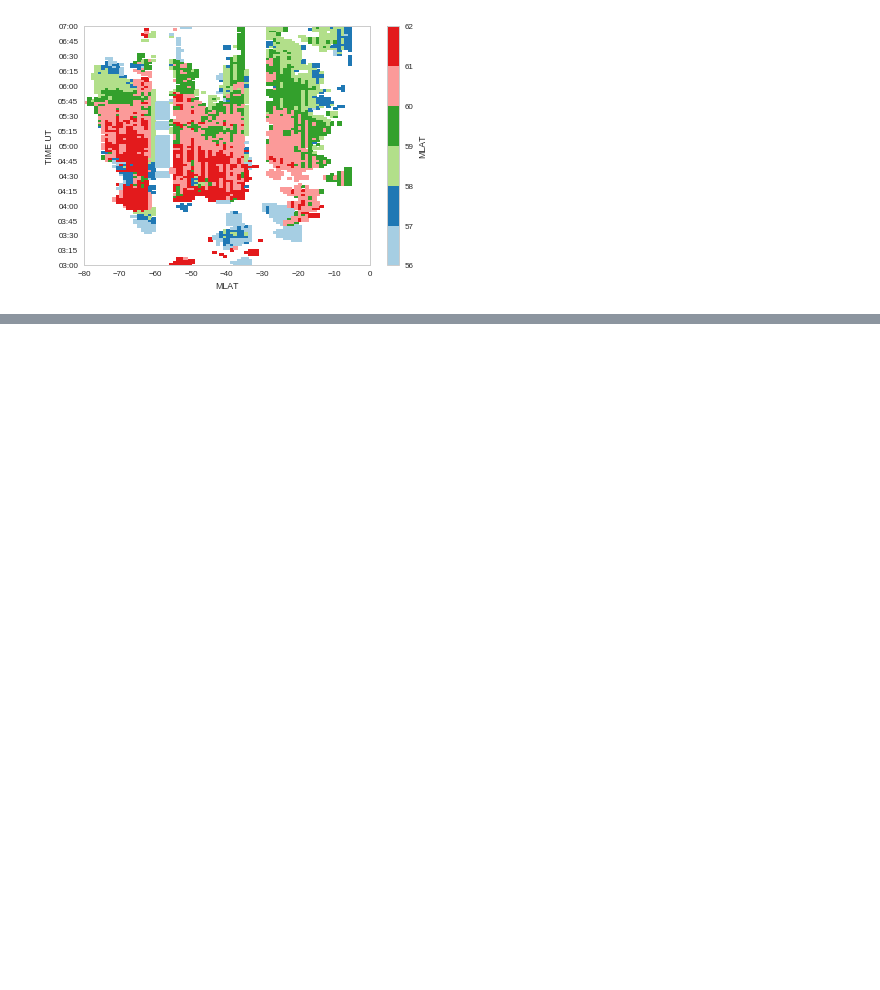
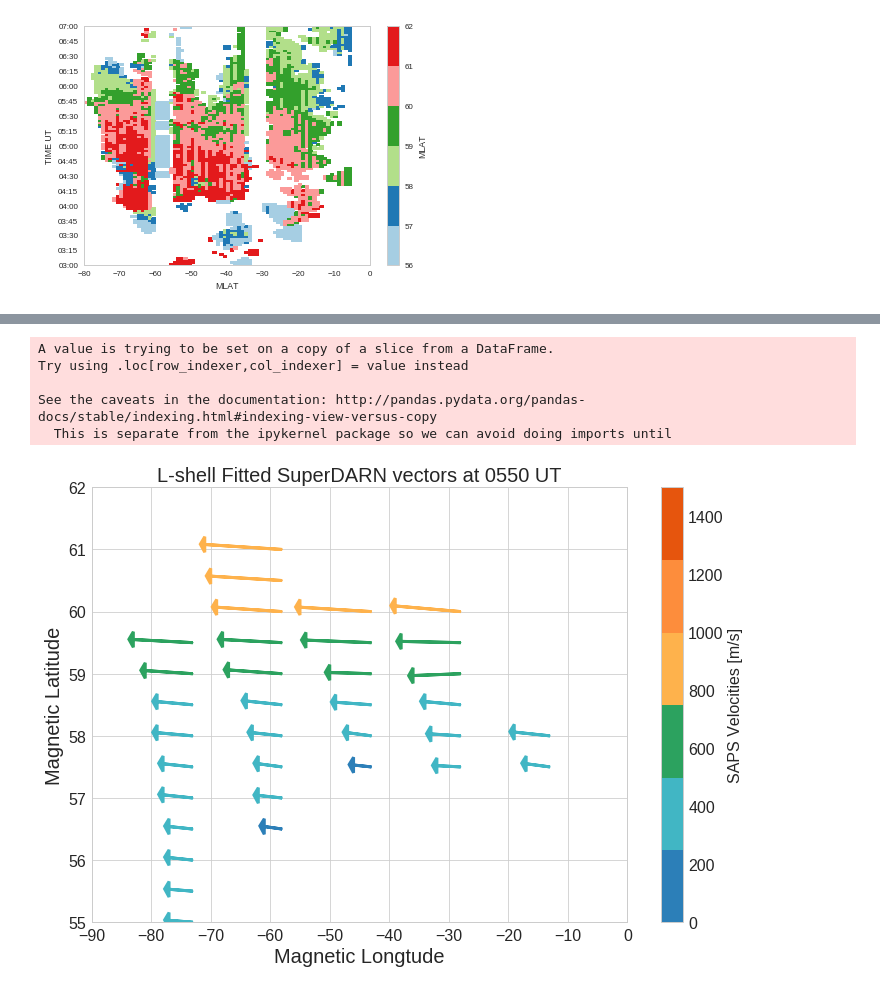
Before and after one commit to bharatreddy/steve, a Jupyter notebook: ipy/sd_vels.ipynb, the cells around one changed output, grey strips where cells are left out. Saved outputs shown, nothing was run; the diff lists cells and outputs as text; code cells hidden in the pictures; blank space fills up the shorter version.

Commit message:
lshell

```diff
--- a/ipy/sd_vels.ipynb
+++ b/ipy/sd_vels.ipynb
@@ -299,3 +314,8 @@ fig.savefig("../plots/sd-vel-lats-" +\
             ".pdf" ,bbox_inches='tight')
 # %% [output]
 [figure]
+# %%
+# read from the feather file
+lshellDF = feather.read_dataframe('../data/lshellFits-' +\
+                eventDate.strftime("%Y%m%d") + '.feather')
+lshellDF.head()
@@ -301,0 +329,10 @@ fig.savefig("../plots/sd-vel-lats-" +\
+# %%
+lshellDF["endPtmlat"] = numpy.round( (lshellDF["velSAPS"]/1000.) *\
+                                numpy.cos( numpy.deg2rad(-90-1*lshellDF["azimSAPS"]) ) +\
+                                lshellDF["mlat"], 2)
+lshellDF["endPtnormMlt"] = numpy.round( (lshellDF["velSAPS"]/1000.) *\
+                                numpy.sin( numpy.deg2rad(-90-1*lshellDF["azimSAPS"]) ) +\
+                                lshellDF["normMlt"], 2)
+lshellDF = lshellDF.apply( get_mlon_from_mlt, axis=1 )
+
+lshellDF.head()
@@ -301,0 +346,61 @@ fig.savefig("../plots/sd-vel-lats-" +\
+# %%
+selTime = datetime.datetime(2016,7,25,5,50)
+selSapsDF = lshellDF[ lshellDF["date"] == selTime ]
+selSapsDF["SAPS speed [m/s]"] = selSapsDF["velSAPS"]
+plotMLTends = selSapsDF['EndptMlon'].tolist()
+plotmlatends = selSapsDF['endPtmlat'].tolist()
+plotMLTbegins = selSapsDF['Mlon'].tolist()
+plotmlatbegins = selSapsDF['mlat'].tolist()
+plotVelMagns = selSapsDF['SAPS speed [m/s]'].tolist()
+
+
+# Seaborn styling# OrRd
+sns.set_style("whitegrid")
+sns.set_context("paper")
+f = plt.figure(figsize=(12, 8))
+ax = f.add_subplot(1,1,1)
+colors = [ "#2c7fb8", "#41b6c4", "#2ca25f", "#feb24c", "#fd8d3c", "#e6550d" ]
+seaMap = ListedColormap(sns.color_palette(colors))
+# lshlPlt = selSapsDF.plot( kind='scatter',
+#               x='Mlon',
+#               y='mlat',
+#               c='SAPS speed [m/s]',
+#               s=1., cmap=seaMap, vmin=velMagnScale[0],\
+#               vmax=velMagnScale[1], ax=ax,fontsize=20)
+lshellPlot = ax.scatter( x=selSapsDF["Mlon"], y=selSapsDF["mlat"],\
+                     c=selSapsDF["SAPS speed [m/s]"],cmap=seaMap,\
+                     vmin=velMagnScale[0],vmax=velMagnScale[1], s=1 )
+
+colNorm = Normalize( vmin=velMagnScale[0], vmax=velMagnScale[1] )
+for currMLTend, currmlatend, currMLTbgn, currmlatbgn, currVel in\
+        zip( plotMLTends, plotmlatends, plotMLTbegins, plotmlatbegins, plotVelMagns ) :
+        # get a appropriate color for each bar
+        currCol = seaMap( colNorm(currVel) )
+#         ax.plot( [currMLTbgn, currMLTend], [ currmlatbgn, currmlatend ], color=currCol )
+        ax.arrow( currMLTbgn, currmlatbgn, currMLTend-currMLTbgn, currmlatend-currmlatbgn,\
+                 head_width=0.25, head_length=0.75, fc=currCol, ec=currCol, lw=3.)
+
+ax.set_xlim( [-90,0] )
+ax.set_ylim( [ 55., 62. ] )
+ax.set_ylabel( "Magnetic Latitude", fontsize=20 )
+ax.set_xlabel( "Magnetic Longtude", fontsize=20 )
+ax.set_title("L-shell Fitted SuperDARN vectors at " +\
+             selTime.strftime("%H%M") + " UT", fontsize=20)
+
+ax.tick_params(labelsize=16)
+cb = plt.colorbar(lshellPlot, ax=ax, cmap=seaMap)
+cb.ax.tick_params(labelsize=16)
+cb.ax.set_ylabel('SAPS Velocities [m/s]', fontsize=16)
+# cax = fig.add_axes([0.27, 0.8, 0.5, 0.05])
+# fig.colorbar(lshellPlot, cax=cax, orientation='horizontal')
+
+f.savefig("../plots/lshell-" +\
+            selTime.strftime("%Y%m%d") +\
+            ".pdf" ,bbox_inches='tight')
+# %% [output]
+A value is trying to be set on a copy of a slice from a DataFrame.
+Try using .loc[row_indexer,col_indexer] = value instead
+
+See the caveats in the documentation: http://pandas.pydata.org/pandas-docs/stable/indexing.html#indexing-view-versus-copy
+  This is separate from the ipykernel package so we can avoid doing imports until
+[figure, added]
```
Also changed, not shown: parts of 6 cells of this notebook, 13 other files.
